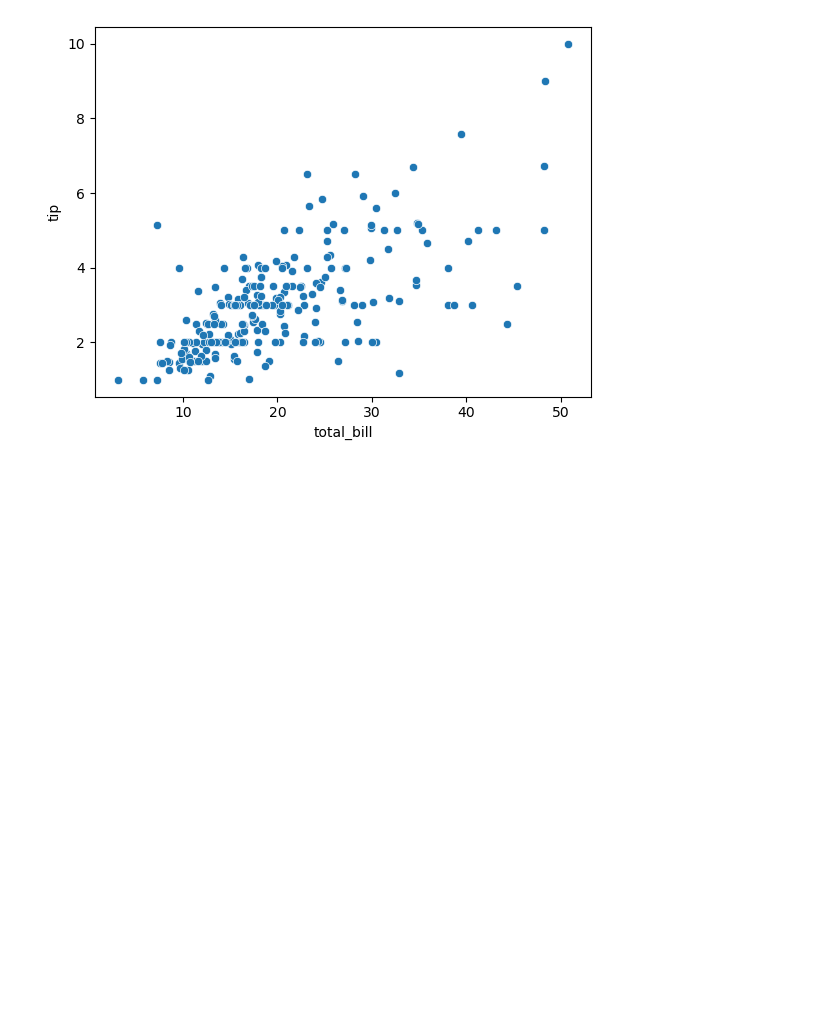
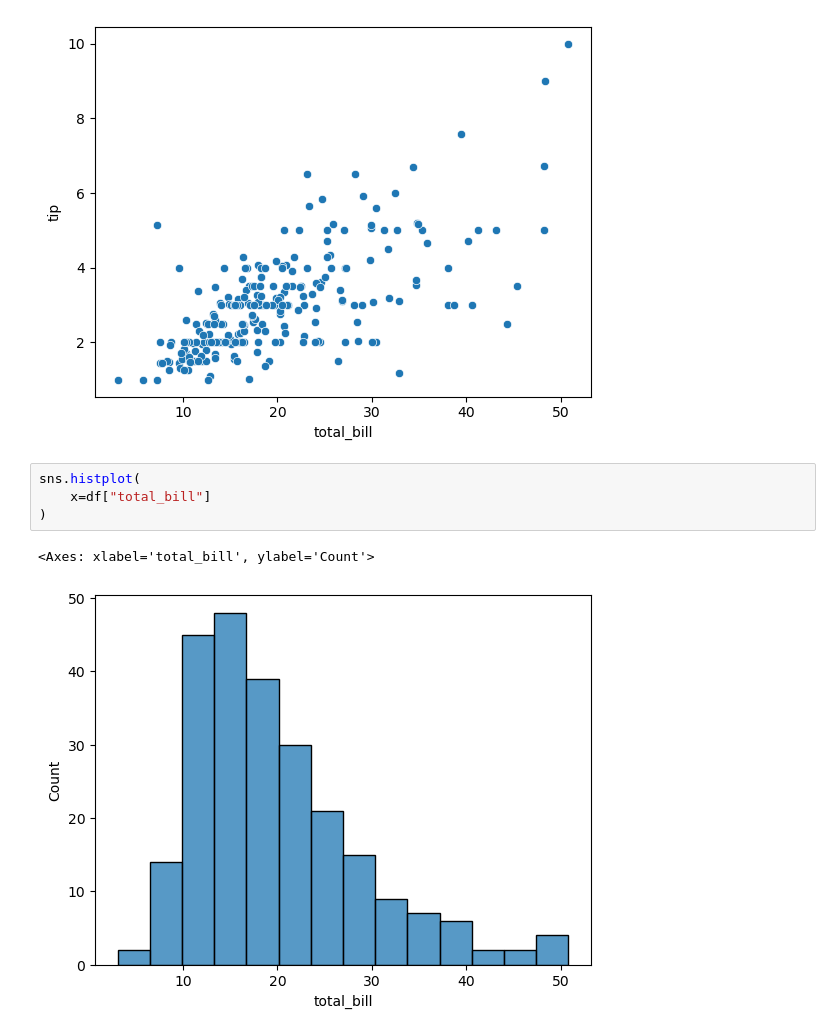
Before and after one commit to mohdshehzad-tech/machine-learning-project, a Jupyter notebook: basic_python_analysis.ipynb, the cells around one changed output. Cells and saved outputs as stored; diff of their text form; blank space fills up the shorter version.

```diff
--- a/basic_python_analysis.ipynb
+++ b/basic_python_analysis.ipynb
@@ -41,3 +41,10 @@ sns.scatterplot(
 plt.savefig("image1.jpg")
 # %% [output]
 [figure]
+# %%
+sns.histplot(
+    x=df["total_bill"]
+)
+# %% [output]
+<Axes: xlabel='total_bill', ylabel='Count'>
+[figure, added]
```
